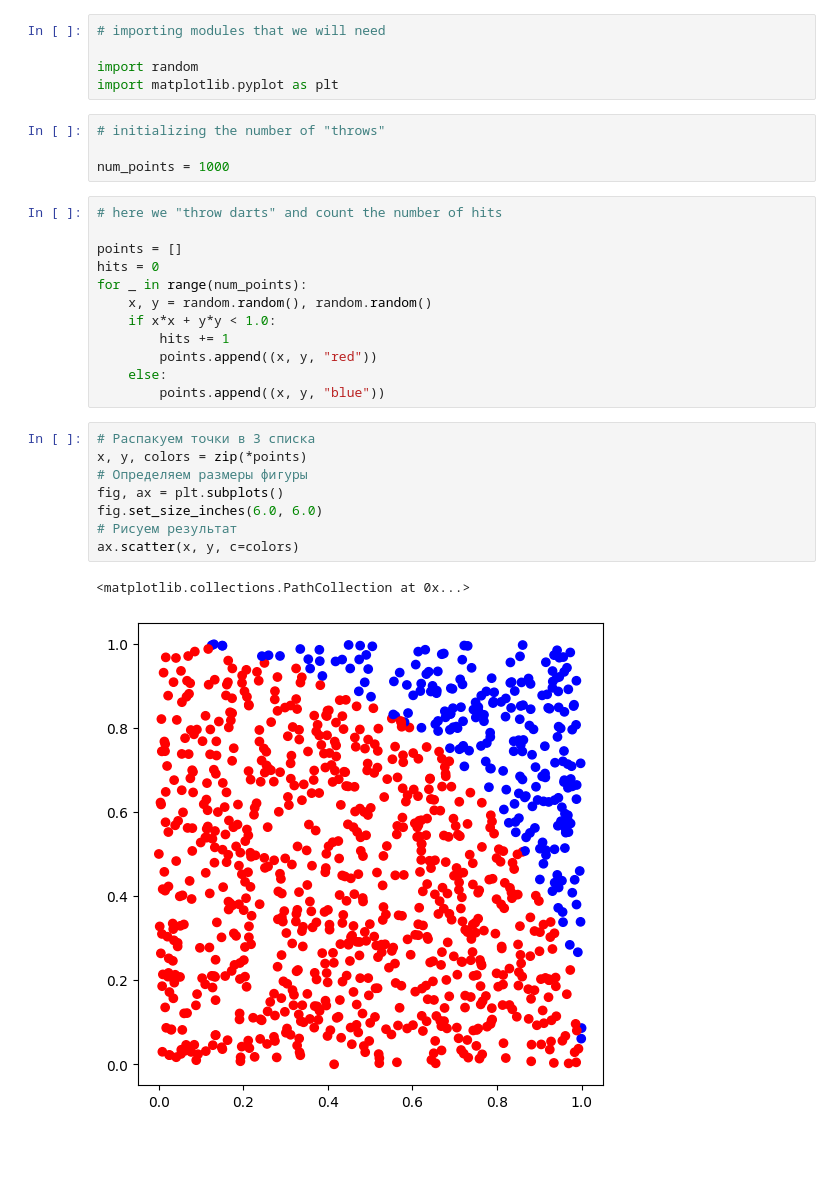
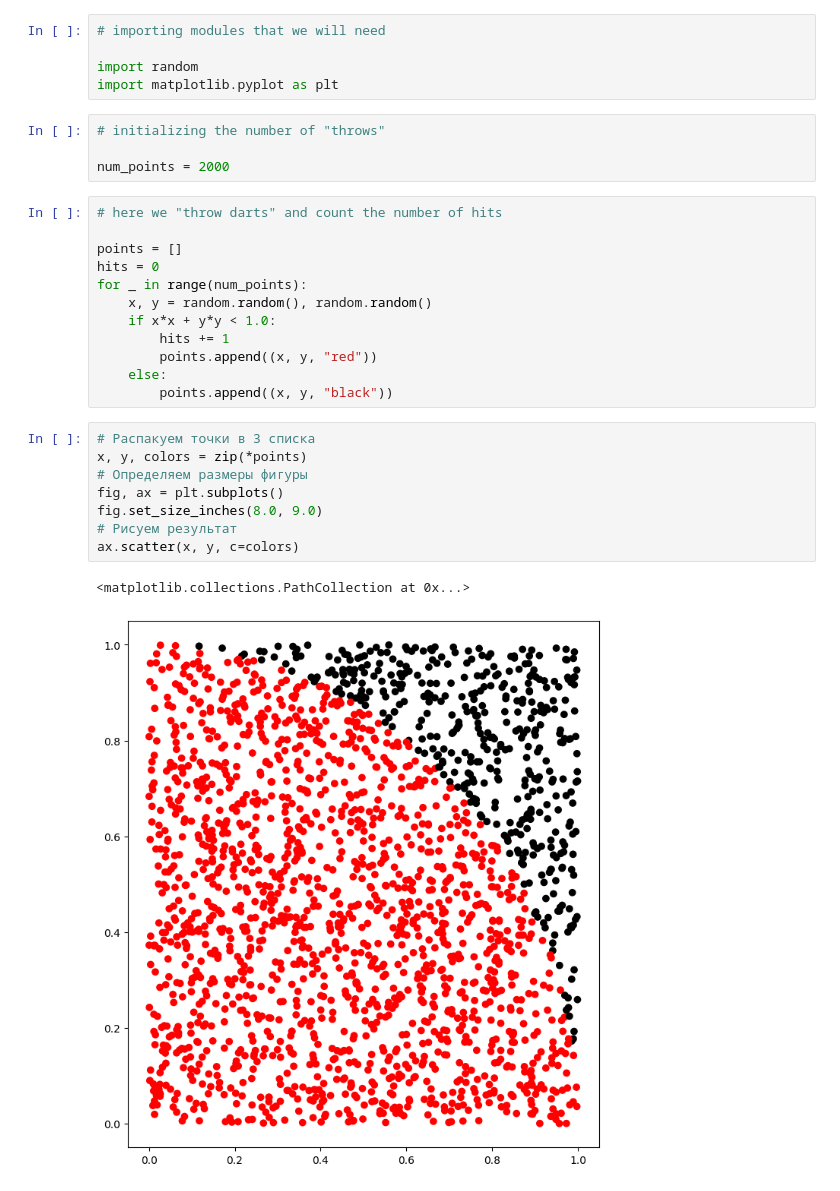
Before and after one commit to TuchkaSoul/program-python-Jupyter-Lab, a Jupyter notebook: darts.ipynb, the cells around one changed output. Cells and saved outputs as stored; diff of their text form; blank space fills up the shorter version.

```diff
--- a/darts.ipynb
+++ b/darts.ipynb
@@ -18,7 +18,7 @@ import matplotlib.pyplot as plt
 # %%
 # initializing the number of "throws"
 
-num_points = 1000
+num_points = 2000
 # %%
 # here we "throw darts" and count the number of hits
 
@@ -30,18 +30,18 @@ for _ in range(num_points):
         hits += 1
         points.append((x, y, "red"))
     else:
-        points.append((x, y, "blue"))
+        points.append((x, y, "black"))
 # %%
 # Распакуем точки в 3 списка
 x, y, colors = zip(*points)
 # Определяем размеры фигуры
 fig, ax = plt.subplots()
-fig.set_size_inches(6.0, 6.0)
+fig.set_size_inches(8.0, 9.0)
 # Рисуем результат
 ax.scatter(x, y, c=colors)
 # %% [output]
 <matplotlib.collections.PathCollection at 0x...>
-[figure, old version]
+[figure, new version]
 # %%
 # compute and print the estimate
 
```
Also changed, not shown: parts of 1 cell of this notebook.
